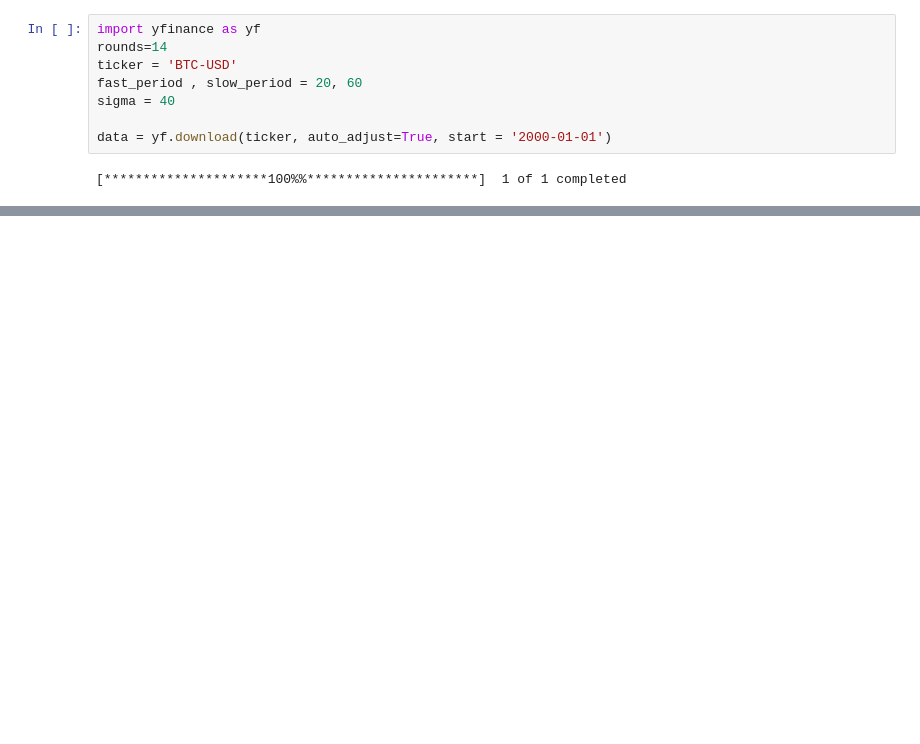
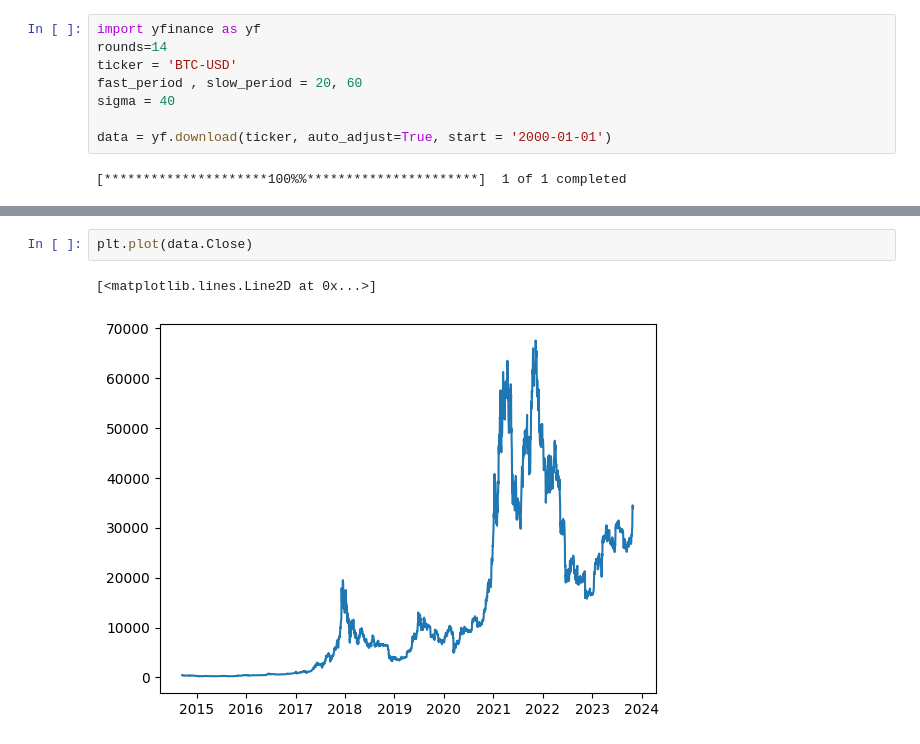
Before and after one commit to AlejandroDaneri/trabajo-profesional-fiuba, a Jupyter notebook: notebook.ipynb, the cells around one changed output, grey strips where cells are left out. Drawn from its saved outputs; the diff is of its cells as text; blank space fills up the shorter version.

```diff
--- a/notebook.ipynb
+++ b/notebook.ipynb
@@ -77,0 +34,5 @@ data
+# %%
+plt.plot(data.Close)
+# %% [output]
+[<matplotlib.lines.Line2D at 0x...>]
+[figure, added]
```
Also changed, not shown: parts of 14 cells of this notebook, 1 other file.
